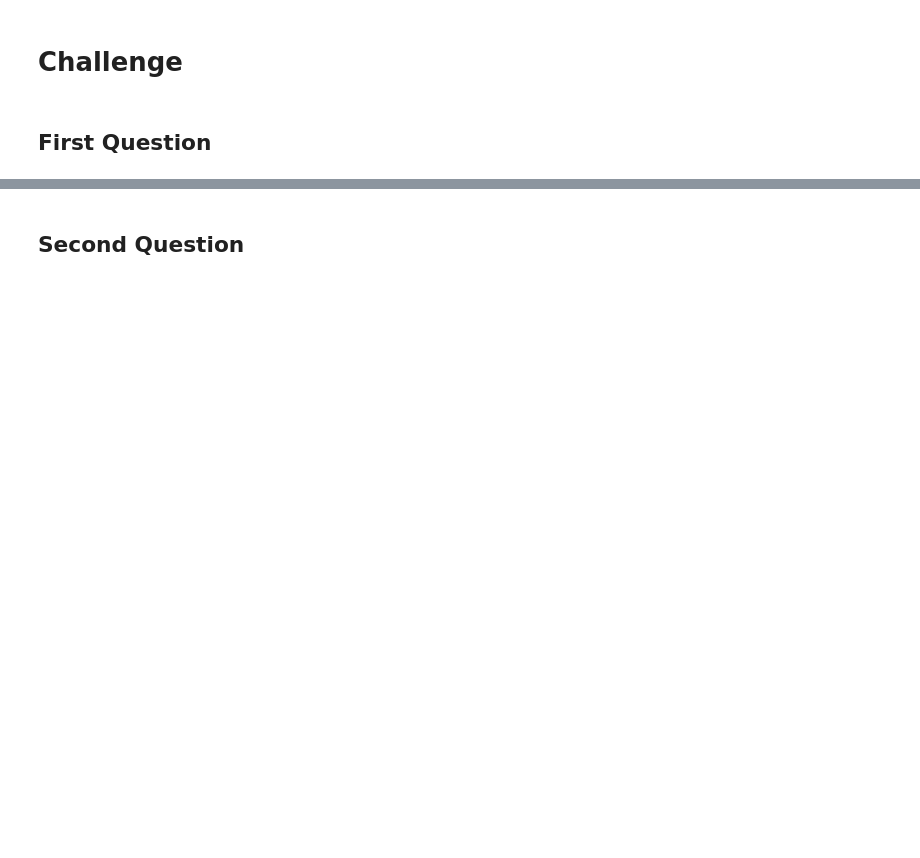
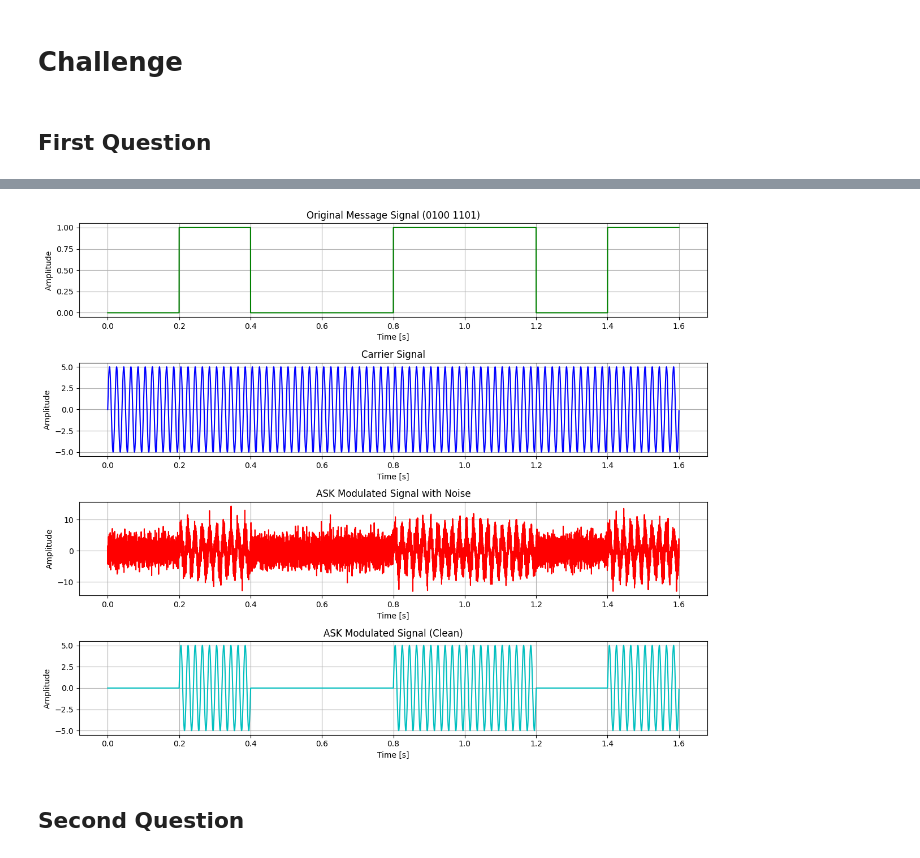
Before and after one commit to mrkdqp/Lab_Challenge, a Jupyter notebook: Challenge/challenge.ipynb, the cells around one changed output, grey strips where cells are left out. Drawn from its saved outputs; the diff is of its cells as text; code cells hidden in the pictures; blank space fills up the shorter version.

```diff
--- a/Challenge/challenge.ipynb
+++ b/Challenge/challenge.ipynb
@@ -58,2 +5,81 @@ plt.show()
+# %%
+import numpy as np
+import matplotlib.pyplot as plt
+
+# Parameters
+fs = 10000  # Sampling frequency
+duration_per_bit = 0.2  # Duration of each bit in seconds
+t = np.arange(0, duration_per_bit * 8, 1/fs)  # Time vector for 8 bits
+f_carrier = 50  # Carrier frequency in Hz
+amplitude_carrier = 5  # Carrier signal amplitude
+amplitude_noise = 2.5  # Noise amplitude
+
+# Binary message signal
+message_bits = [0, 1, 0, 0, 1, 1, 0, 1]  # Message: [0100 1101]
+message_signal = np.repeat(message_bits, int(fs * duration_per_bit))  # Convert message to a signal
+
+# Generate carrier signal
+carrier = amplitude_carrier * np.sin(2 * np.pi * f_carrier * t)
+
+# Generate ASK signal (Amplitude Shift Keying)
+ask_signal = message_signal * carrier
+
+# Generate two types of noise
+noise1 = amplitude_noise * np.random.normal(0, 1, len(t))
+noise2 = amplitude_noise * np.random.normal(0, 1, len(t))
+
+# Add noise to the ASK signal in alternating patterns every 2 carrier cycles
+samples_per_cycle = fs // f_carrier  # Samples in one carrier cycle
+for i in range(0, len(t) // samples_per_cycle, 4):  # Every 4 cycles (two blocks of two cycles)
+    # Noise1 for 2 cycles
+    start_idx = i * samples_per_cycle
+    end_idx = start_idx + 2 * samples_per_cycle
+    ask_signal[start_idx:end_idx] += noise1[start_idx:end_idx]
+
+    # Noise2 for the next 2 cycles
+    start_idx = end_idx
+    end_idx = start_idx + 2 * samples_per_cycle
+    ask_signal[start_idx:end_idx] += noise2[start_idx:end_idx]
+
+# Plotting the signals
+plt.figure(figsize=(12, 10))
+
+# Original message signal
+plt.subplot(4, 1, 1)
+plt.plot(t, message_signal, label="Message Signal", color='g')
+plt.title("Original Message Signal (0100 1101)")
+plt.xlabel("Time [s]")
+plt.ylabel("Amplitude")
+plt.grid(True)
+
+# Carrier signal
+plt.subplot(4, 1, 2)
+plt.plot(t, carrier, label="Carrier Signal", color='b')
+plt.title("Carrier Signal")
+plt.xlabel("Time [s]")
+plt.ylabel("Amplitude")
+plt.grid(True)
+
+# ASK Modulated Signal with Noise
+plt.subplot(4, 1, 3)
+plt.plot(t, ask_signal, label="ASK Signal with Noise", color='r')
+plt.title("ASK Modulated Signal with Noise")
+plt.xlabel("Time [s]")
+plt.ylabel("Amplitude")
+plt.grid(True)
+
+# ASK Modulated Signal without Noise for comparison
+ask_signal_clean = message_signal * carrier
+plt.subplot(4, 1, 4)
+plt.plot(t, ask_signal_clean, label="ASK Signal (Clean)", color='c')
+plt.title("ASK Modulated Signal (Clean)")
+plt.xlabel("Time [s]")
+plt.ylabel("Amplitude")
+plt.grid(True)
+
+plt.tight_layout()
+plt.show()
+# %% [output]
+[figure, added]
 # %% [markdown]
 ## Second Question
```
Also changed, not shown: parts of 3 cells of this notebook.
